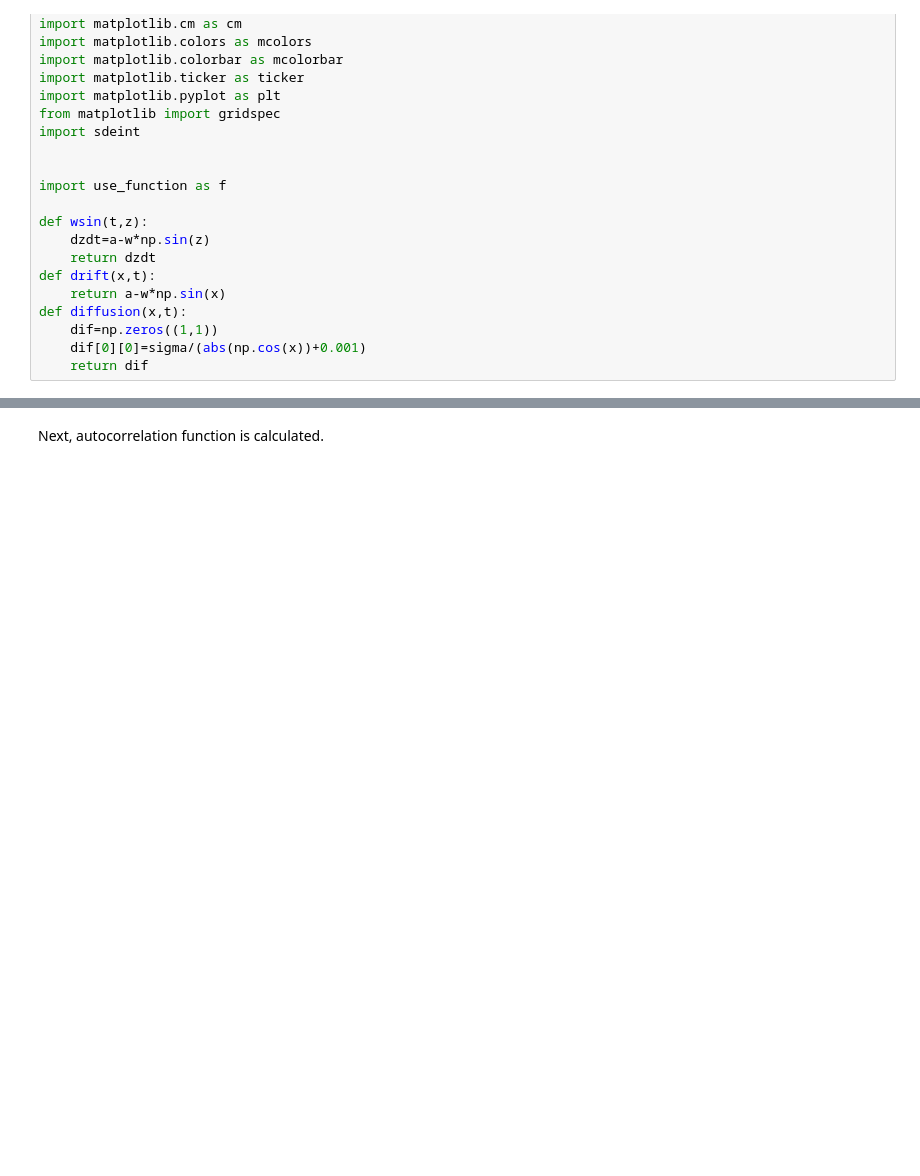
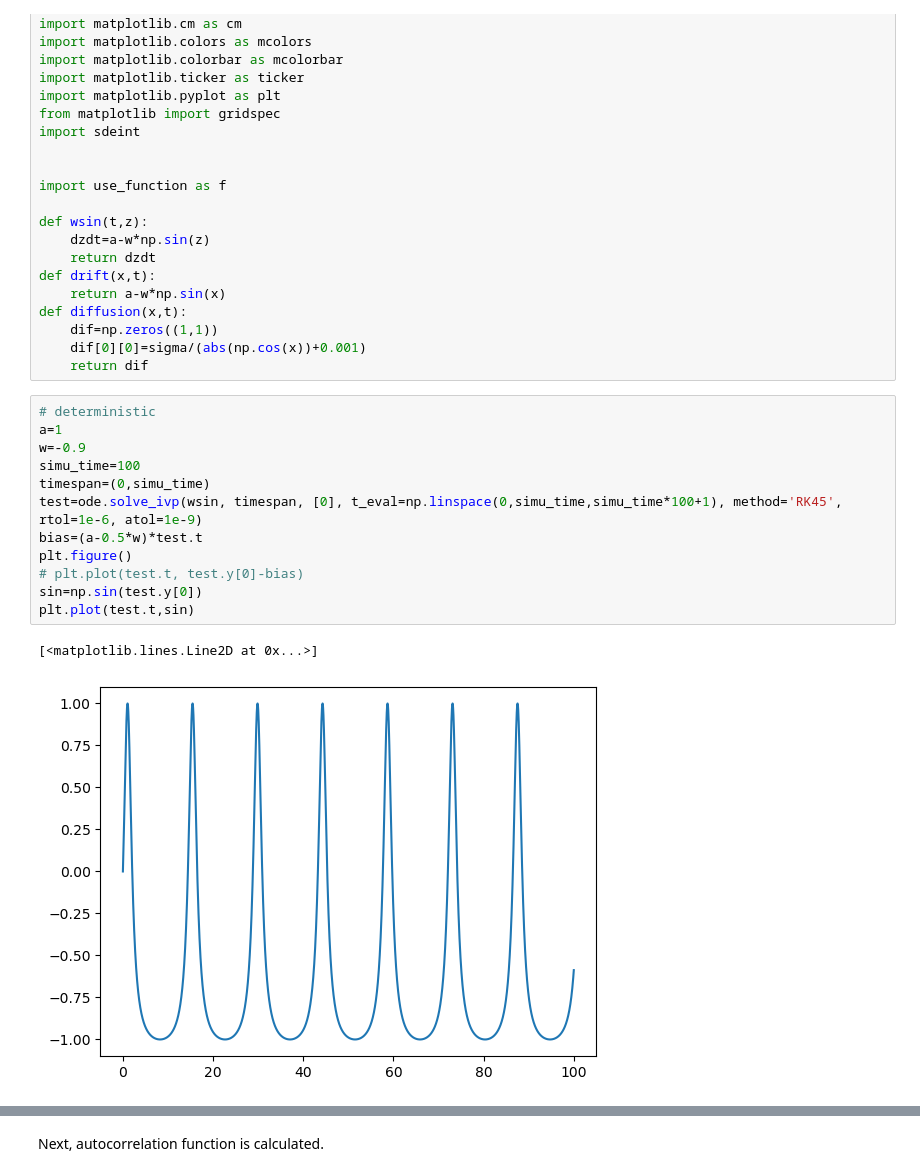
Before and after one commit to Macintosh-Yufei-Zhao/siderophore-game, a Jupyter notebook: w-asintheta.ipynb, the cells around one changed output, grey strips where cells are left out. Saved outputs shown, nothing was run; the diff lists cells and outputs as text; blank space fills up the shorter version.

```diff
--- a/w-asintheta.ipynb
+++ b/w-asintheta.ipynb
@@ -30,4 +30,19 @@ def diffusion(x,t):
     dif=np.zeros((1,1))
     dif[0][0]=sigma/(abs(np.cos(x))+0.001)
     return dif
+# %%
+# deterministic
+a=1
+w=-0.9
+simu_time=100
+timespan=(0,simu_time)
+test=ode.solve_ivp(wsin, timespan, [0], t_eval=np.linspace(0,simu_time,simu_time*100+1), method='RK45', rtol=1e-6, atol=1e-9)
+bias=(a-0.5*w)*test.t
+plt.figure()
+# plt.plot(test.t, test.y[0]-bias)
+sin=np.sin(test.y[0])
+plt.plot(test.t,sin)
+# %% [output]
+[<matplotlib.lines.Line2D at 0x...>]
+[figure, added]
 # %%
```
Also changed, not shown: parts of 4 cells of this notebook, 8 other files.
